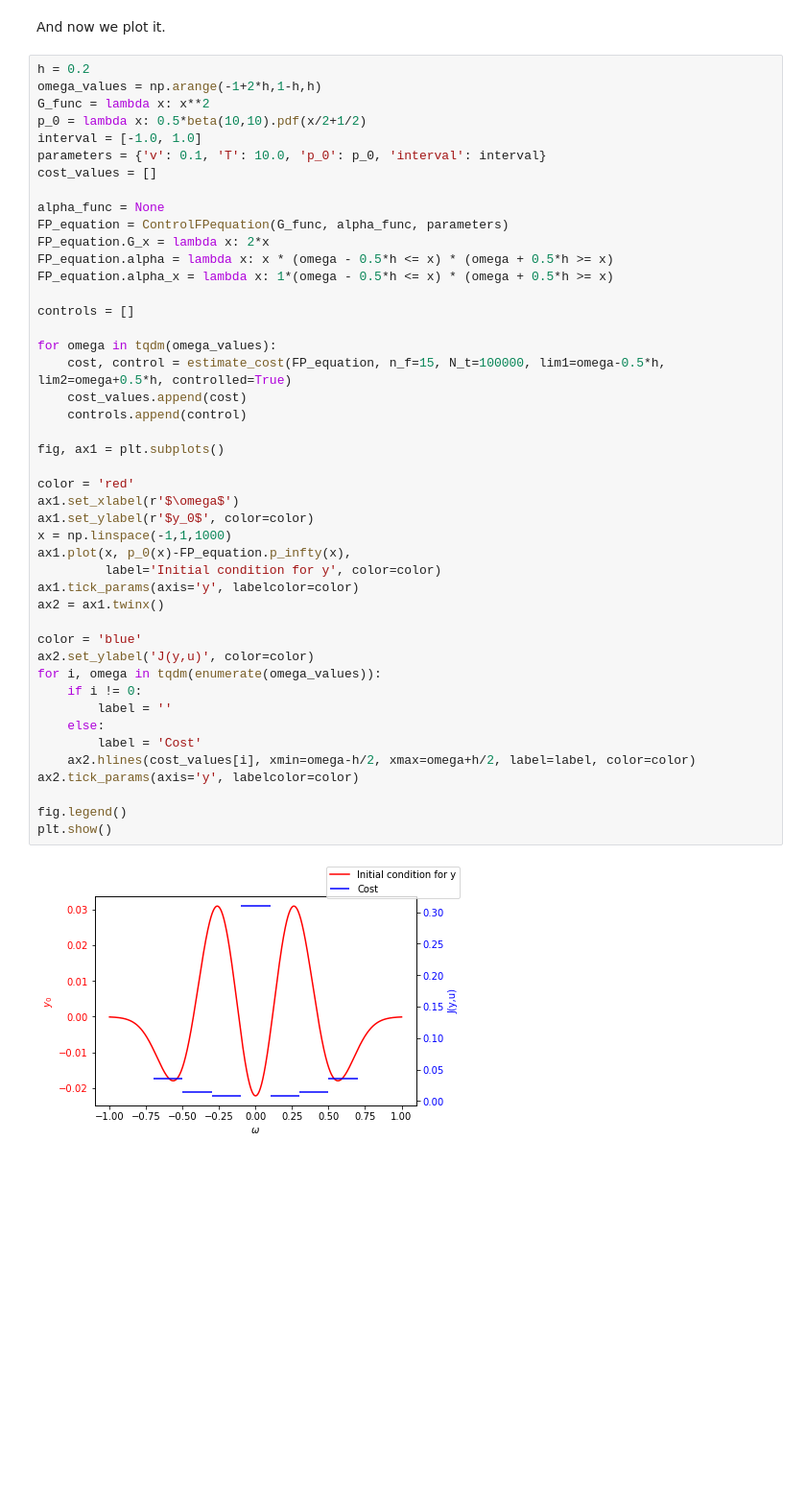
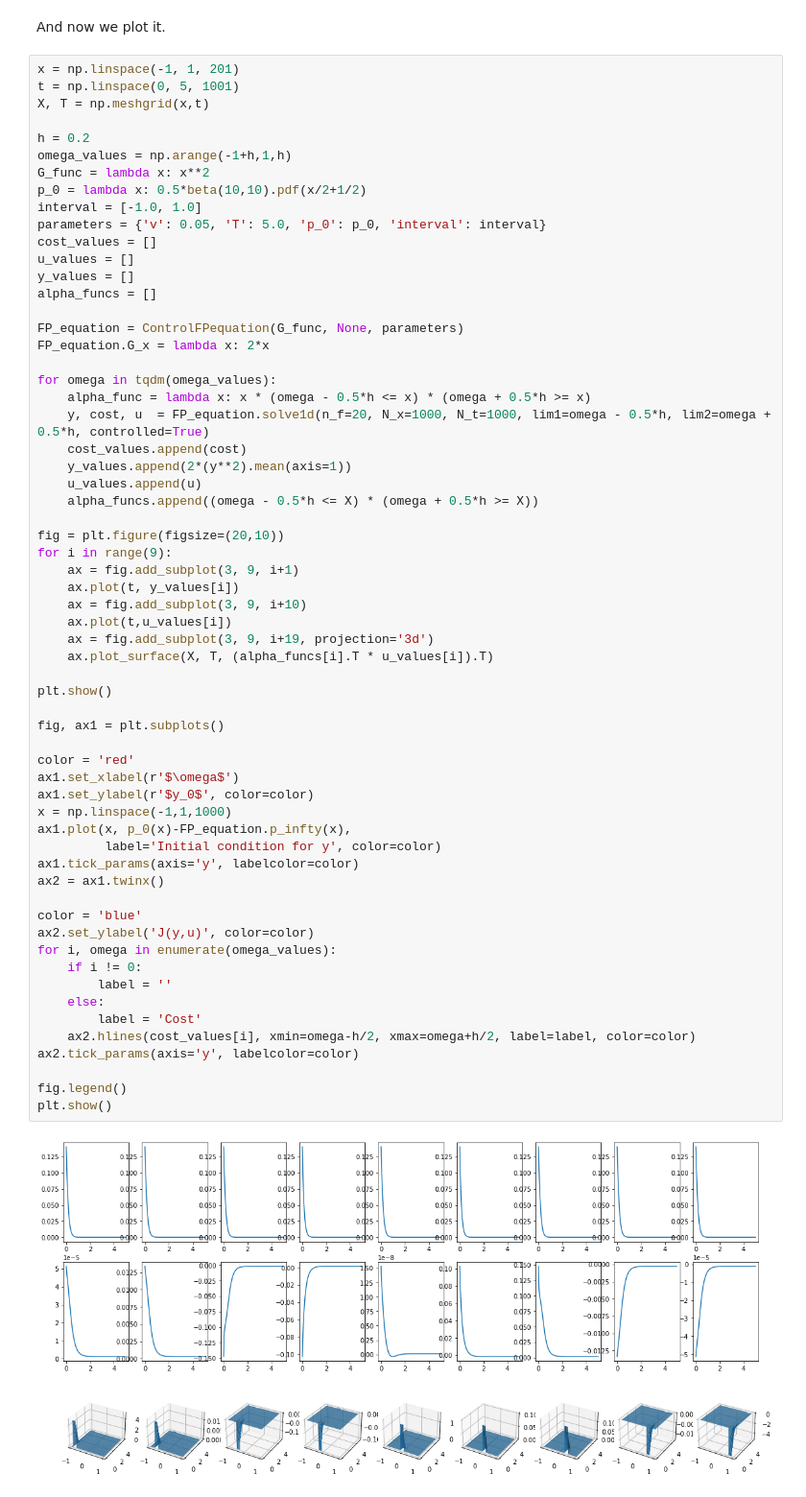
Before and after one commit to lucasmoschen/spectral-fp-opt-control, a Jupyter notebook: notebooks/control_strategies_spectral_solution.ipynb, the cells around one changed output. Shown at 96% size. Cells and saved outputs as stored; diff of their text form; blank space fills up the shorter version.

Commit message:
Including cost function

```diff
--- a/notebooks/control_strategies_spectral_solution.ipynb
+++ b/notebooks/control_strategies_spectral_solution.ipynb
@@ -335,49 +298,65 @@ def estimate_cost(self, n_f, N_t, lim1=None, lim2=None, controlled=True):
 # %% [markdown]
 And now we plot it.
 # %%
+x = np.linspace(-1, 1, 201)
+t = np.linspace(0, 5, 1001)
+X, T = np.meshgrid(x,t)
+
 h = 0.2
-omega_values = np.arange(-1+2*h,1-h,h)
+omega_values = np.arange(-1+h,1,h)
 G_func = lambda x: x**2
 p_0 = lambda x: 0.5*beta(10,10).pdf(x/2+1/2)
 interval = [-1.0, 1.0]
-parameters = {'v': 0.1, 'T': 10.0, 'p_0': p_0, 'interval': interval}
+parameters = {'v': 0.05, 'T': 5.0, 'p_0': p_0, 'interval': interval}
 cost_values = []
+u_values = []
+y_values = []
+alpha_funcs = []
 
-alpha_func = None
-FP_equation = ControlFPequation(G_func, alpha_func, parameters)
+FP_equation = ControlFPequation(G_func, None, parameters)
 FP_equation.G_x = lambda x: 2*x
-FP_equation.alpha = lambda x: x * (omega - 0.5*h <= x) * (omega + 0.5*h >= x)
-FP_equation.alpha_x = lambda x: 1*(omega - 0.5*h <= x) * (omega + 0.5*h >= x)
-
-controls = []
 
 for omega in tqdm(omega_values):
-    cost, control = estimate_cost(FP_equation, n_f=15, N_t=100000, lim1=omega-0.5*h, lim2=omega+0.5*h, controlled=True)
+    alpha_func = lambda x: x * (omega - 0.5*h <= x) * (omega + 0.5*h >= x)
+    y, cost, u  = FP_equation.solve1d(n_f=20, N_x=1000, N_t=1000, lim1=omega - 0.5*h, lim2=omega + 0.5*h, controlled=True)
     cost_values.append(cost)
-    controls.append(control)
+    y_values.append(2*(y**2).mean(axis=1))
+    u_values.append(u)
+    alpha_funcs.append((omega - 0.5*h <= X) * (omega + 0.5*h >= X))
+
+fig = plt.figure(figsize=(20,10))
+for i in range(9):
+    ax = fig.add_subplot(3, 9, i+1)
+    ax.plot(t, y_values[i])
+    ax = fig.add_subplot(3, 9, i+10)
+    ax.plot(t,u_values[i])
+    ax = fig.add_subplot(3, 9, i+19, projection='3d')
+    ax.plot_surface(X, T, (alpha_funcs[i].T * u_values[i]).T)
+
+plt.show()
 
 fig, ax1 = plt.subplots()
 
 color = 'red'
 ax1.set_xlabel(r'$\omega$')
 ax1.set_ylabel(r'$y_0$', color=color)
 x = np.linspace(-1,1,1000)
 ax1.plot(x, p_0(x)-FP_equation.p_infty(x),
          label='Initial condition for y', color=color)
 ax1.tick_params(axis='y', labelcolor=color)
 ax2 = ax1.twinx()
 
 color = 'blue'
 ax2.set_ylabel('J(y,u)', color=color)
-for i, omega in tqdm(enumerate(omega_values)):
+for i, omega in enumerate(omega_values):
     if i != 0:
         label = ''
     else:
         label = 'Cost'
     ax2.hlines(cost_values[i], xmin=omega-h/2, xmax=omega+h/2, label=label, color=color)
 ax2.tick_params(axis='y', labelcolor=color)
 
 fig.legend()
 plt.show()
 # %% [output]
-[figure, old version]
+[figure, new version]
```
Also changed, not shown: parts of 6 cells of this notebook, 1 other file.
